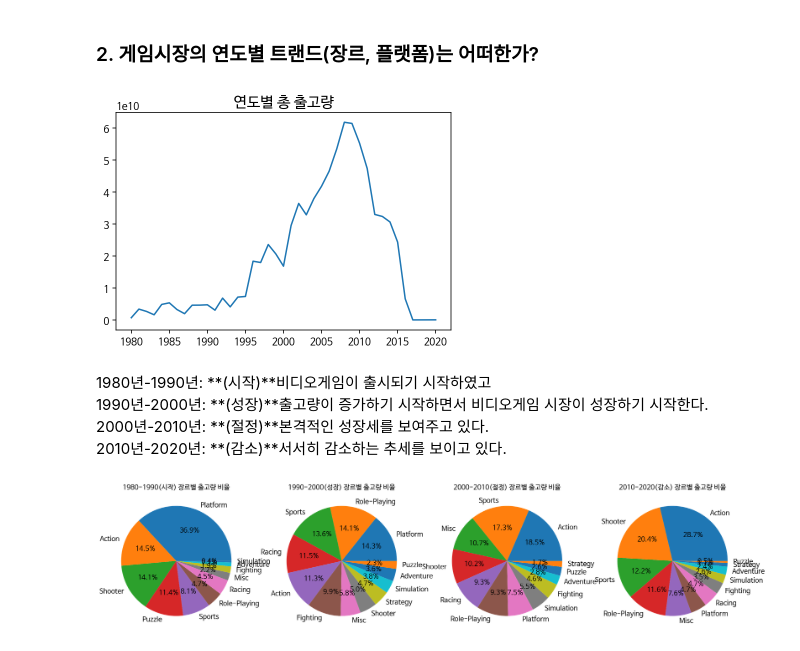
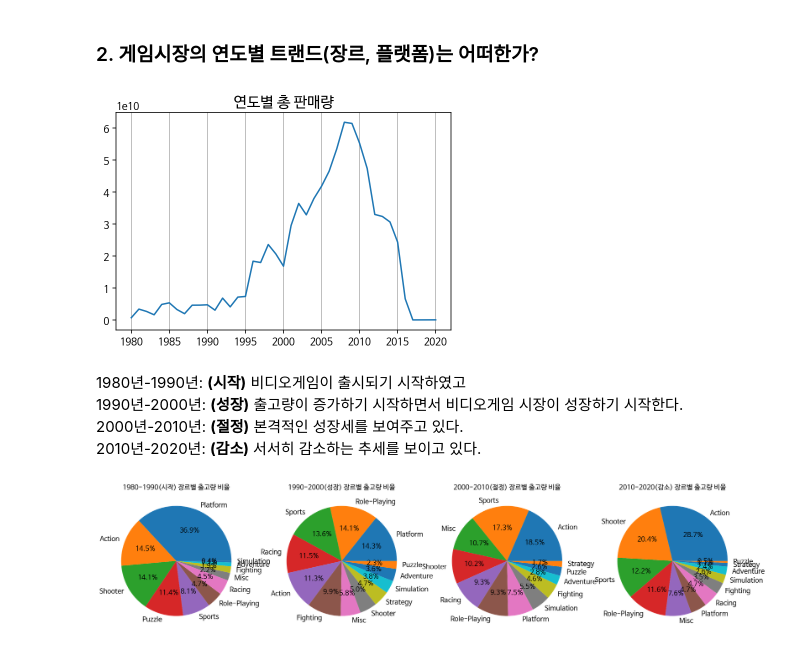
Before and after one commit to aytekin827/AIB_sec1_project, a Jupyter notebook: AI_03_정민재_section1.ipynb, the cells around one changed output. Cells and saved outputs as stored; diff of their text form; code cells hidden in the pictures.

```diff
--- a/AI_03_정민재_section1.ipynb
+++ b/AI_03_정민재_section1.ipynb
@@ -343,15 +343,16 @@ print("기타지역과 비교했을 때:",stats.chisquare(f_obs_JP,f_exp_Other)[
 # %%
 # 연도별 총 출고량 시각화
 plt.plot(df.groupby('Year')['Global_Sales'].sum())
-plt.title(str("연도별 총 출고량"),fontsize=15)
+plt.title(str("연도별 총 판매량"),fontsize=15)
+plt.grid(axis='x')
 plt.show()
 # %% [output]
-[figure, old version]
+[figure, new version]
 # %% [markdown]
-1980년-1990년: **(시작)**비디오게임이 출시되기 시작하였고
-1990년-2000년: **(성장)**출고량이 증가하기 시작하면서 비디오게임 시장이 성장하기 시작한다.
-2000년-2010년: **(절정)**본격적인 성장세를 보여주고 있다.
-2010년-2020년: **(감소)**서서히 감소하는 추세를 보이고 있다.
+1980년-1990년: **(시작)** 비디오게임이 출시되기 시작하였고
+1990년-2000년: **(성장)** 출고량이 증가하기 시작하면서 비디오게임 시장이 성장하기 시작한다.
+2000년-2010년: **(절정)** 본격적인 성장세를 보여주고 있다.
+2010년-2020년: **(감소)** 서서히 감소하는 추세를 보이고 있다.
 # %%
 fig, ax = plt.subplots(1, 4, figsize = (25,25))
 # 1980-1990(시작) 장르별 출고량
```
Also changed, not shown: parts of 1 cell of this notebook.
